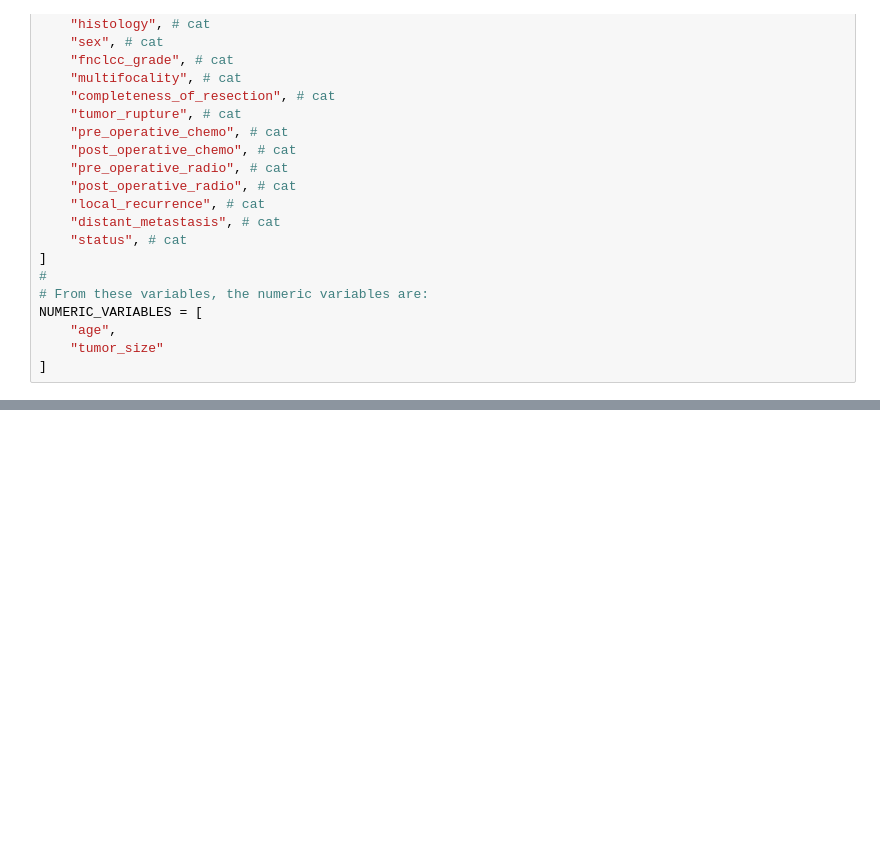
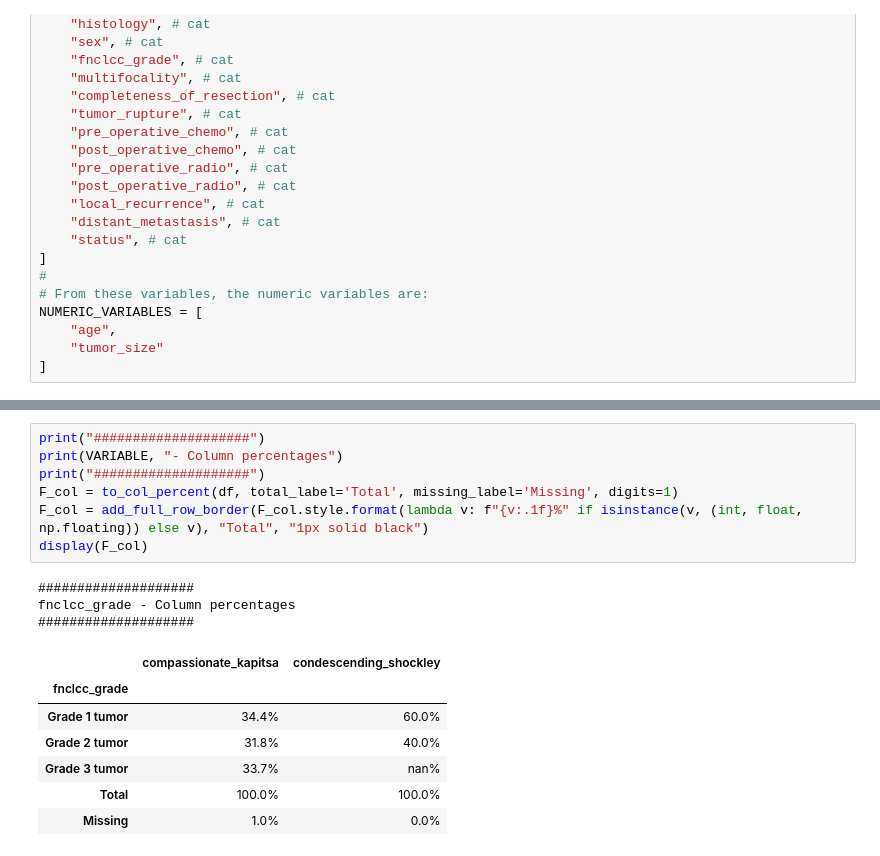
Before and after one commit to IKNL/idea4rc-vantage6-algorithms, a Jupyter notebook: deliverables/3-data-preparation.ipynb, the cells around one changed output, grey strips where cells are left out. Saved outputs shown, nothing was run; the diff lists cells and outputs as text; blank space fills up the shorter version.

```diff
--- a/deliverables/3-data-preparation.ipynb
+++ b/deliverables/3-data-preparation.ipynb
@@ -222,0 +741,18 @@ for result in response.json()["data"]:
+# %%
+print("####################")
+print(VARIABLE, "- Column percentages")
+print("####################")
+F_col = to_col_percent(df, total_label='Total', missing_label='Missing', digits=1)
+F_col = add_full_row_border(F_col.style.format(lambda v: f"{v:.1f}%" if isinstance(v, (int, float, np.floating)) else v), "Total", "1px solid black")
+display(F_col)
+# %% [output]
+####################
+fnclcc_grade - Column percentages
+####################
+|  | compassionate_kapitsa | condescending_shockley |
+| fnclcc_grade |  |  |
+| Grade 1 tumor | 34.4% | 60.0% |
+| Grade 2 tumor | 31.8% | 40.0% |
+| Grade 3 tumor | 33.7% | nan% |
+| Total | 100.0% | 100.0% |
+| Missing | 1.0% | 0.0% |
```
Also changed, not shown: parts of 37 cells of this notebook.
